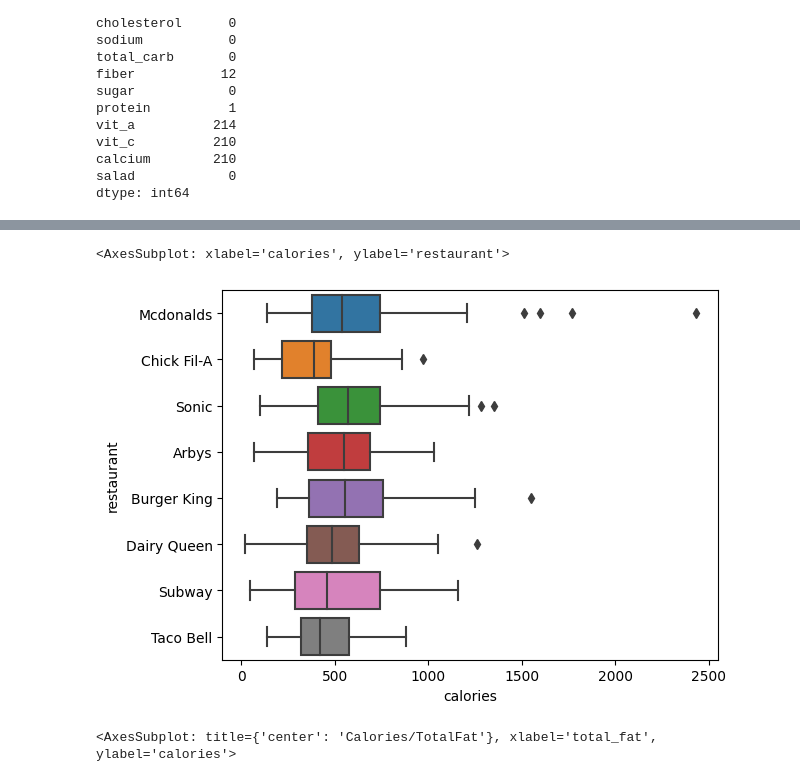
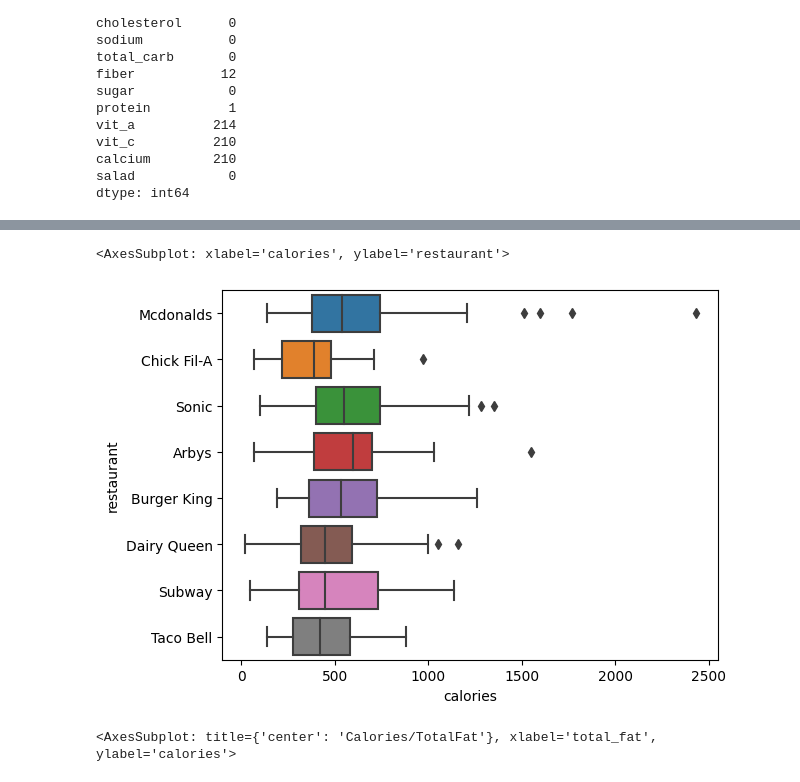
Before and after one commit to Garrodes/Python, a Jupyter notebook: fastfooddata-tutorial.ipynb, the cells around one changed output, grey strips where cells are left out. Cells and saved outputs as stored; diff of their text form; code cells hidden in the pictures.

Commit message:
exo 7.4, adding graph to decision tree and such

```diff
--- a/fastfooddata-tutorial.ipynb
+++ b/fastfooddata-tutorial.ipynb
@@ -95,3 +100,9 @@ vit_c          210
 calcium        210
 salad            0
 dtype: int64
+# %%
+# Vu le nombre de données nulles sur les colonnes vit_a vit_c et calcium, on décide de ne pas prendre en compte ces colonnes dans notre analyse
+kentucky_filtered=['calories','cal_fat','total_fat','sat_fat','trans_fat','cholesterol','sodium','total_carb','fiber','sugar','protein']
+kentucky_data_clean=kentucky_data[kentucky_filtered].dropna(axis=0).reset_index(drop=True)
+kentucky_data_clean.isnull().sum()
+kentucky_data_clean.info()
@@ -98,9 +128,9 @@ dtype: int64
 # %%
 #on observe la distribution de la variable 'total_fat' par restaurant
-sns.boxplot(x=kentucky_data['calories'],y=kentucky_data['restaurant'])
+sns.boxplot(x=kentucky_data_clean['calories'],y=kentucky_data['restaurant'])
 # %% [output]
 <AxesSubplot: xlabel='calories', ylabel='restaurant'>
-[figure, old version]
+[figure, new version]
 # %%
 # On s'interesse maintenant à la corrélation entre la quantité de graisse contenue dans un aliment 'total_fat' et les calories de celui-ci
 plt.figure(figsize=(15,8))
```
Also changed, not shown: parts of 44 cells of this notebook, 1 other file.
